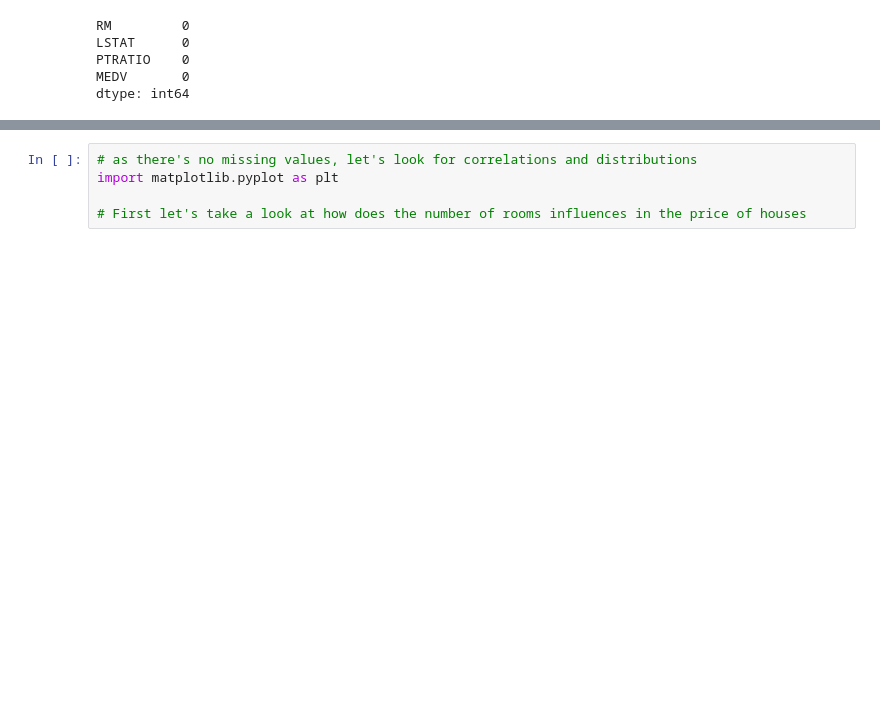
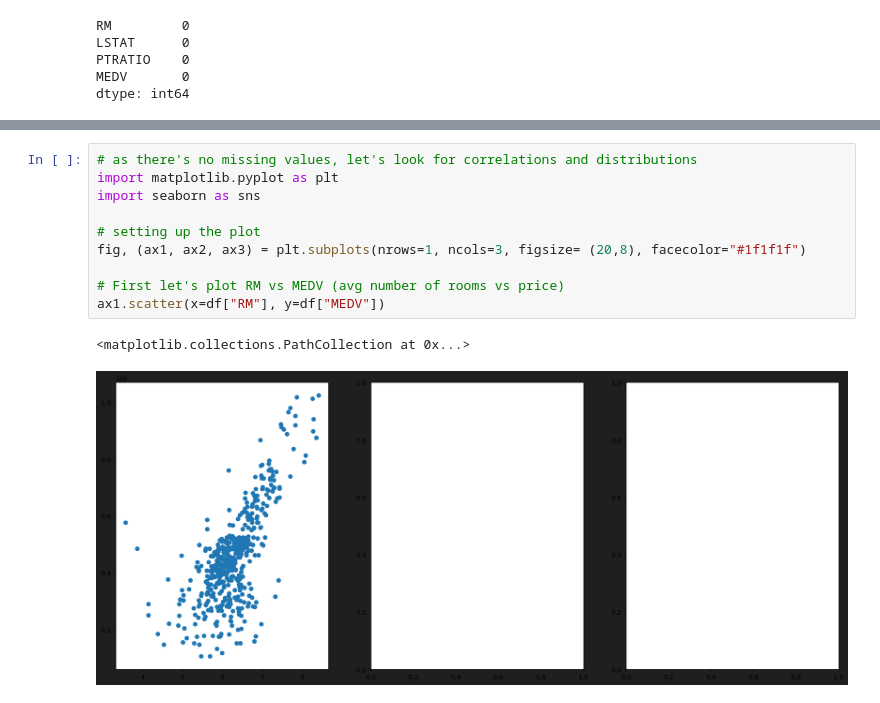
Before and after one commit to imelinc/housing-prices-project, a Jupyter notebook: housing-project.ipynb, the cells around one changed output, grey strips where cells are left out. Saved outputs shown, nothing was run; the diff lists cells and outputs as text; blank space fills up the shorter version.

```diff
--- a/housing-project.ipynb
+++ b/housing-project.ipynb
@@ -74,5 +104,13 @@ dtype: int64
 # %%
 # as there's no missing values, let's look for correlations and distributions
 import matplotlib.pyplot as plt
+import seaborn as sns
 
-# First let's take a look at how does the number of rooms influences in the price of houses
+# setting up the plot
+fig, (ax1, ax2, ax3) = plt.subplots(nrows=1, ncols=3, figsize= (20,8), facecolor="#1f1f1f")
+
+# First let's plot RM vs MEDV (avg number of rooms vs price)
+ax1.scatter(x=df["RM"], y=df["MEDV"])
+# %% [output]
+<matplotlib.collections.PathCollection at 0x...>
+[figure, added]
```
Also changed, not shown: parts of 2 cells of this notebook.
